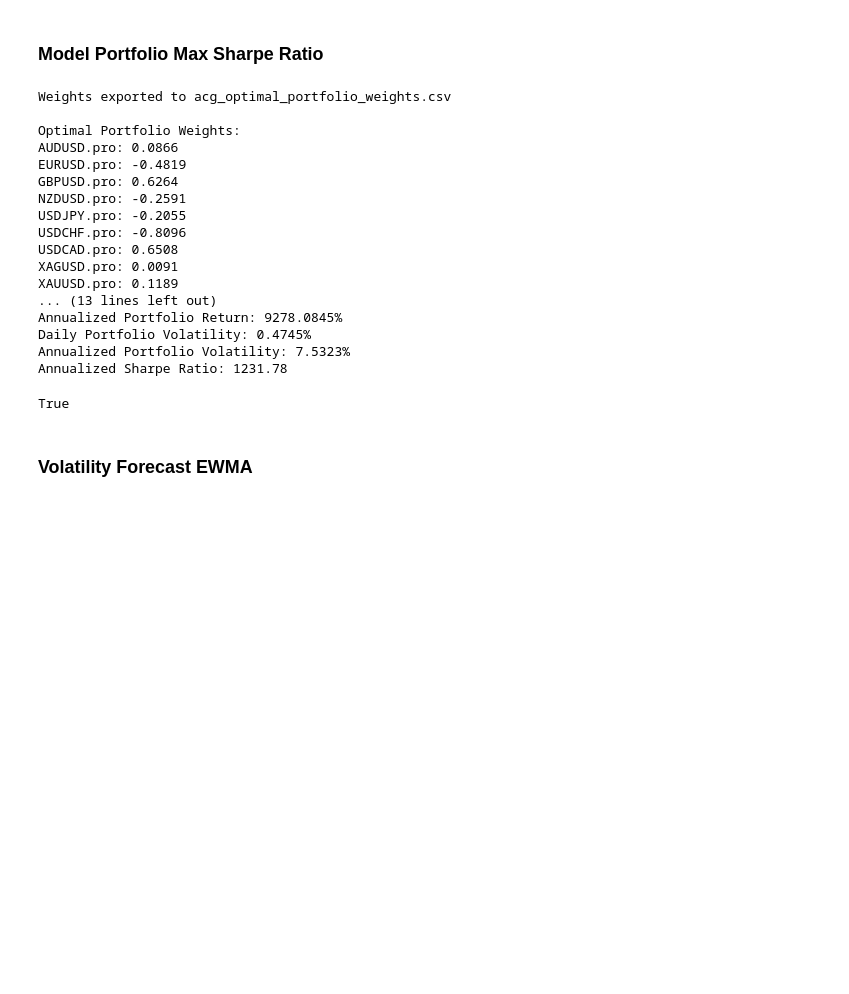
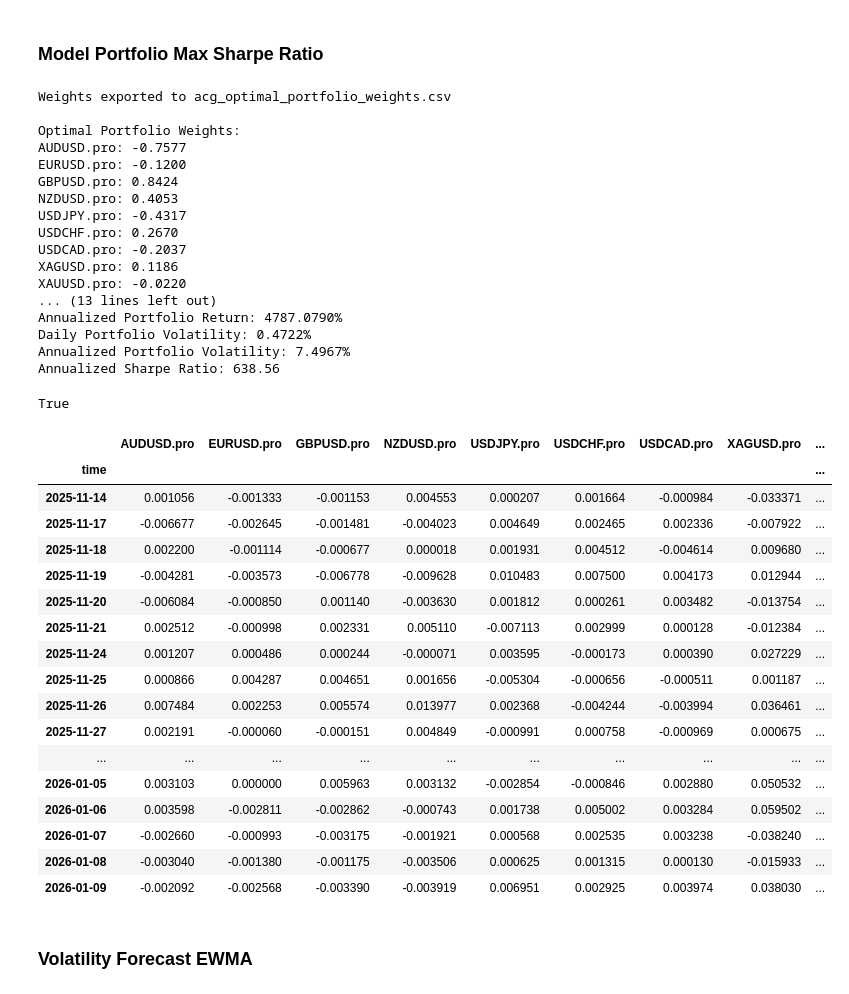
Before and after one commit to quin345/portfolio_management, a Jupyter notebook: mt5_portfolio/acg/acg.ipynb, the cells around one changed output. Cells and saved outputs as stored; diff of their text form; code cells hidden in the pictures; blank space fills up the shorter version.

```diff
--- a/mt5_portfolio/acg/acg.ipynb
+++ b/mt5_portfolio/acg/acg.ipynb
@@ -38,10 +38,13 @@ fx_map = {
 # Helpers
 # -----------------------------
 def fetch_mt5_data(symbol, days=60):
-    utc_from = pd.Timestamp.now() - pd.Timedelta(days=days)
-    rates = mt5.copy_rates_from(symbol, mt5.TIMEFRAME_D1, utc_from, days)
+    utc_to = pd.Timestamp.now()
+    utc_from = utc_to - pd.Timedelta(days=days)
+
+    rates = mt5.copy_rates_range(symbol, mt5.TIMEFRAME_D1, utc_from, utc_to)
     if rates is None:
         raise ValueError(f"Failed to fetch data for {symbol}")
+
     df = pd.DataFrame(rates)
     df["time"] = pd.to_datetime(df["time"], unit="s")
     df.set_index("time", inplace=True)
@@ -207,21 +210,42 @@ mt5.shutdown()
 Weights exported to acg_optimal_portfolio_weights.csv
 
 Optimal Portfolio Weights:
-AUDUSD.pro: 0.0866
-EURUSD.pro: -0.4819
-GBPUSD.pro: 0.6264
-NZDUSD.pro: -0.2591
-USDJPY.pro: -0.2055
-USDCHF.pro: -0.8096
-USDCAD.pro: 0.6508
-XAGUSD.pro: 0.0091
-XAUUSD.pro: 0.1189
+AUDUSD.pro: -0.7577
+EURUSD.pro: -0.1200
+GBPUSD.pro: 0.8424
+NZDUSD.pro: 0.4053
+USDJPY.pro: -0.4317
+USDCHF.pro: 0.2670
+USDCAD.pro: -0.2037
+XAGUSD.pro: 0.1186
+XAUUSD.pro: -0.0220
 ... (13 lines left out)
-Annualized Portfolio Return: 9278.0845%
-Daily Portfolio Volatility: 0.4745%
-Annualized Portfolio Volatility: 7.5323%
-Annualized Sharpe Ratio: 1231.78
+Annualized Portfolio Return: 4787.0790%
+Daily Portfolio Volatility: 0.4722%
+Annualized Portfolio Volatility: 7.4967%
+Annualized Sharpe Ratio: 638.56
 True
+# %%
+returns
+# %% [output]
+|  | AUDUSD.pro | EURUSD.pro | GBPUSD.pro | NZDUSD.pro | USDJPY.pro | USDCHF.pro | USDCAD.pro | XAGUSD.pro | ... |
+| time |  |  |  |  |  |  |  |  | ... |
+| 2025-11-14 | 0.001056 | -0.001333 | -0.001153 | 0.004553 | 0.000207 | 0.001664 | -0.000984 | -0.033371 | ... |
+| 2025-11-17 | -0.006677 | -0.002645 | -0.001481 | -0.004023 | 0.004649 | 0.002465 | 0.002336 | -0.007922 | ... |
+| 2025-11-18 | 0.002200 | -0.001114 | -0.000677 | 0.000018 | 0.001931 | 0.004512 | -0.004614 | 0.009680 | ... |
+| 2025-11-19 | -0.004281 | -0.003573 | -0.006778 | -0.009628 | 0.010483 | 0.007500 | 0.004173 | 0.012944 | ... |
+| 2025-11-20 | -0.006084 | -0.000850 | 0.001140 | -0.003630 | 0.001812 | 0.000261 | 0.003482 | -0.013754 | ... |
+| 2025-11-21 | 0.002512 | -0.000998 | 0.002331 | 0.005110 | -0.007113 | 0.002999 | 0.000128 | -0.012384 | ... |
+| 2025-11-24 | 0.001207 | 0.000486 | 0.000244 | -0.000071 | 0.003595 | -0.000173 | 0.000390 | 0.027229 | ... |
+| 2025-11-25 | 0.000866 | 0.004287 | 0.004651 | 0.001656 | -0.005304 | -0.000656 | -0.000511 | 0.001187 | ... |
+| 2025-11-26 | 0.007484 | 0.002253 | 0.005574 | 0.013977 | 0.002368 | -0.004244 | -0.003994 | 0.036461 | ... |
+| 2025-11-27 | 0.002191 | -0.000060 | -0.000151 | 0.004849 | -0.000991 | 0.000758 | -0.000969 | 0.000675 | ... |
+| ... | ... | ... | ... | ... | ... | ... | ... | ... | ... |
+| 2026-01-05 | 0.003103 | 0.000000 | 0.005963 | 0.003132 | -0.002854 | -0.000846 | 0.002880 | 0.050532 | ... |
+| 2026-01-06 | 0.003598 | -0.002811 | -0.002862 | -0.000743 | 0.001738 | 0.005002 | 0.003284 | 0.059502 | ... |
+| 2026-01-07 | -0.002660 | -0.000993 | -0.003175 | -0.001921 | 0.000568 | 0.002535 | 0.003238 | -0.038240 | ... |
+| 2026-01-08 | -0.003040 | -0.001380 | -0.001175 | -0.003506 | 0.000625 | 0.001315 | 0.000130 | -0.015933 | ... |
+| 2026-01-09 | -0.002092 | -0.002568 | -0.003390 | -0.003919 | 0.006951 | 0.002925 | 0.003974 | 0.038030 | ... |
 # %% [markdown]
 ### Volatility Forecast EWMA
 # %%
```
Also changed, not shown: parts of 5 cells of this notebook.
